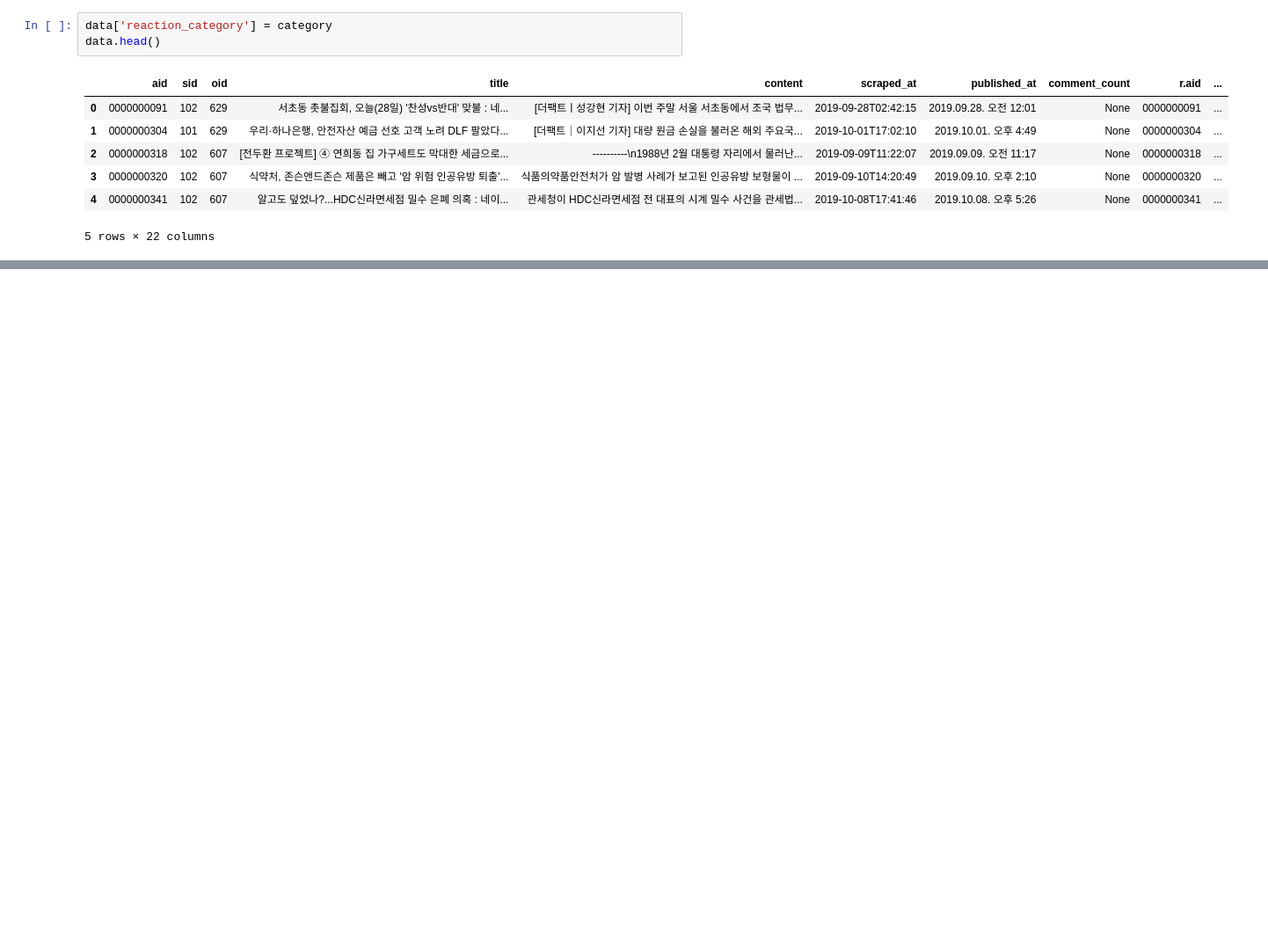
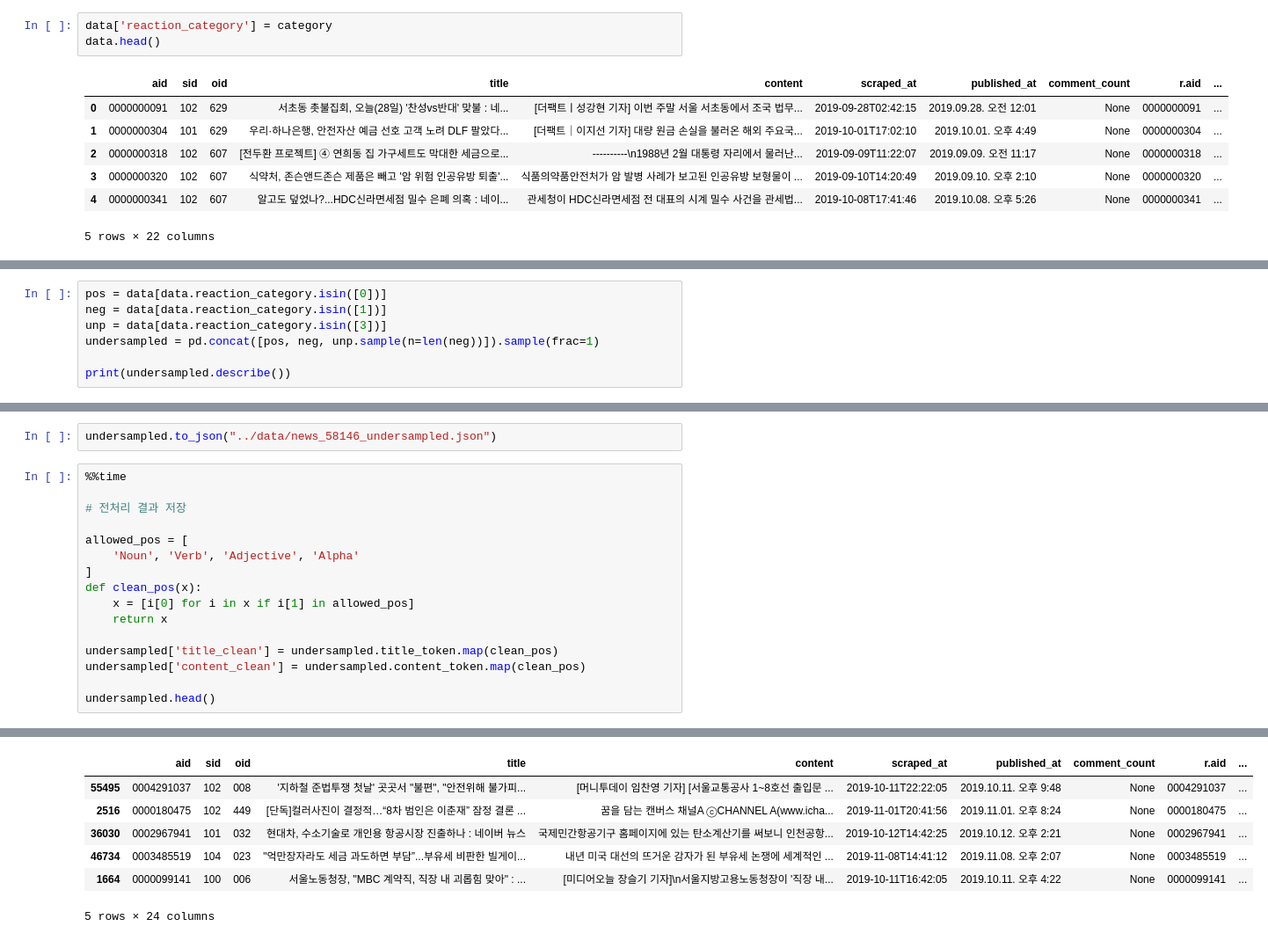
Before and after one commit to HeegyuKim/denuri-notebook, a Jupyter notebook: sentiment/analysis.ipynb, the cells around one changed output, grey strips where cells are left out. Shown: that part at 88% size. Drawn from its saved outputs; the diff is of its cells as text; blank space fills up the shorter version.

```diff
--- a/sentiment/analysis.ipynb
+++ b/sentiment/analysis.ipynb
@@ -337,0 +335,7 @@ data[preprocessed_labels].to_json("../data/news_45000.json")
+# %%
+pos = data[data.reaction_category.isin([0])]
+neg = data[data.reaction_category.isin([1])]
+unp = data[data.reaction_category.isin([3])]
+undersampled = pd.concat([pos, neg, unp.sample(n=len(neg))]).sample(frac=1)
+
+print(undersampled.describe())
@@ -337,0 +360,19 @@ data[preprocessed_labels].to_json("../data/news_45000.json")
+# %%
+undersampled.to_json("../data/news_58146_undersampled.json")
+# %%
+%%time
+
+# 전처리 결과 저장
+
+allowed_pos = [
+    'Noun', 'Verb', 'Adjective', 'Alpha'
+]
+def clean_pos(x):
+    x = [i[0] for i in x if i[1] in allowed_pos]
+    return x
+
+undersampled['title_clean'] = undersampled.title_token.map(clean_pos)
+undersampled['content_clean'] = undersampled.content_token.map(clean_pos)
+
+undersampled.head()
+# %% [output]
@@ -337,0 +381,7 @@ data[preprocessed_labels].to_json("../data/news_45000.json")
+|  | aid | sid | oid | title | content | scraped_at | published_at | comment_count | r.aid | ... |
+| 55495 | 0004291037 | 102 | 008 | '지하철 준법투쟁 첫날' 곳곳서 "불편", "안전위해 불가피... | [머니투데이 임찬영 기자] [서울교통공사 1~8호선 출입문 ... | 2019-10-11T22:22:05 | 2019.10.11. 오후 9:48 | None | 0004291037 | ... |
+| 2516 | 0000180475 | 102 | 449 | [단독]컬러사진이 결정적…“8차 범인은 이춘재” 잠정 결론 ... | 꿈을 담는 캔버스 채널A ⓒCHANNEL A(www.icha... | 2019-11-01T20:41:56 | 2019.11.01. 오후 8:24 | None | 0000180475 | ... |
+| 36030 | 0002967941 | 101 | 032 | 현대차, 수소기술로 개인용 항공시장 진출하나 : 네이버 뉴스 | 국제민간항공기구 홈페이지에 있는 탄소계산기를 써보니 인천공항... | 2019-10-12T14:42:25 | 2019.10.12. 오후 2:21 | None | 0002967941 | ... |
+| 46734 | 0003485519 | 104 | 023 | "억만장자라도 세금 과도하면 부담”...부유세 비판한 빌게이... | 내년 미국 대선의 뜨거운 감자가 된 부유세 논쟁에 세계적인 ... | 2019-11-08T14:41:12 | 2019.11.08. 오후 2:07 | None | 0003485519 | ... |
+| 1664 | 0000099141 | 100 | 006 | 서울노동청장, "MBC 계약직, 직장 내 괴롭힘 맞아" : ... | [미디어오늘 장슬기 기자]\n서울지방고용노동청장이 '직장 내... | 2019-10-11T16:42:05 | 2019.10.11. 오후 4:22 | None | 0000099141 | ... |
+5 rows × 24 columns
```
Also changed, not shown: parts of 17 cells of this notebook, 1 other file.
